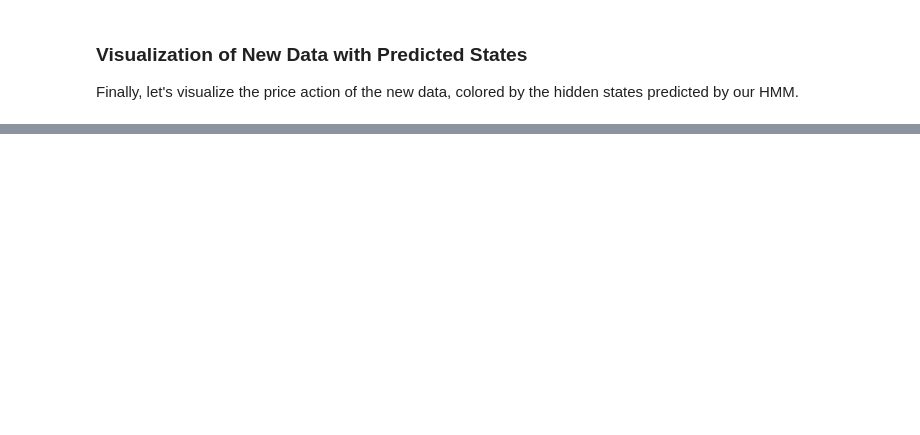
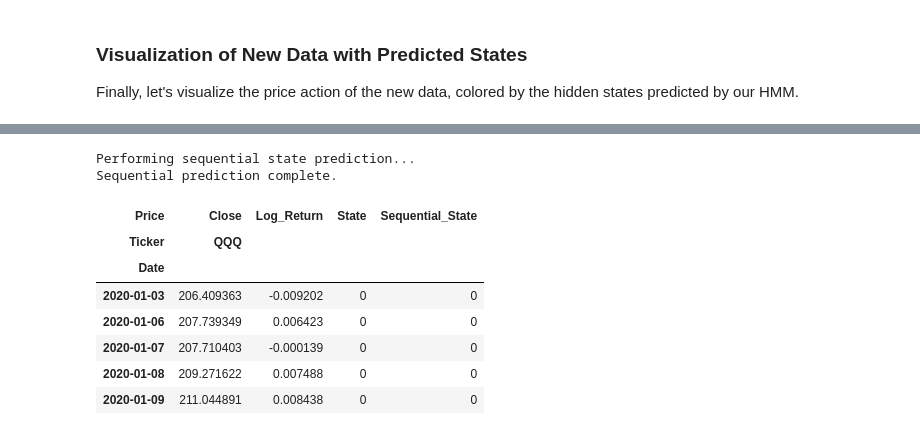
Before and after one commit to jhenningsen/Equity_Analysis, a Jupyter notebook: HMM/HMM_v1.ipynb, the cells around one changed output, grey strips where cells are left out. Drawn from its saved outputs; the diff is of its cells as text; code cells hidden in the pictures; blank space fills up the shorter version.

```diff
--- a/HMM/HMM_v1.ipynb
+++ b/HMM/HMM_v1.ipynb
@@ -245,0 +260,30 @@ plt.show()
+# %%
+print("Performing sequential state prediction...")
+
+sequential_states = []
+# Iterate through the new data day by day
+for i in range(1, len(X_new) + 1):
+    # Take the data up to the current day 'i'
+    current_X_slice = X_new[:i]
+
+    # Predict the states for this historical slice
+    # We are interested in the state at the very end of this slice
+    predicted_states_slice = model.predict(current_X_slice)
+    sequential_states.append(predicted_states_slice[-1])
+
+# Add the sequential states to the DataFrame
+df_new['Sequential_State'] = sequential_states
+
+print("Sequential prediction complete.")
+display(df_new[['Close', 'Log_Return', 'State', 'Sequential_State']].head())
+# %% [output]
+Performing sequential state prediction...
+Sequential prediction complete.
+| Price | Close | Log_Return | State | Sequential_State |
+| Ticker | QQQ |  |  |  |
+| Date |  |  |  |  |
+| 2020-01-03 | 206.409363 | -0.009202 | 0 | 0 |
+| 2020-01-06 | 207.739349 | 0.006423 | 0 | 0 |
+| 2020-01-07 | 207.710403 | -0.000139 | 0 | 0 |
+| 2020-01-08 | 209.271622 | 0.007488 | 0 | 0 |
+| 2020-01-09 | 211.044891 | 0.008438 | 0 | 0 |
```
Also changed, not shown: parts of 9 cells of this notebook.
